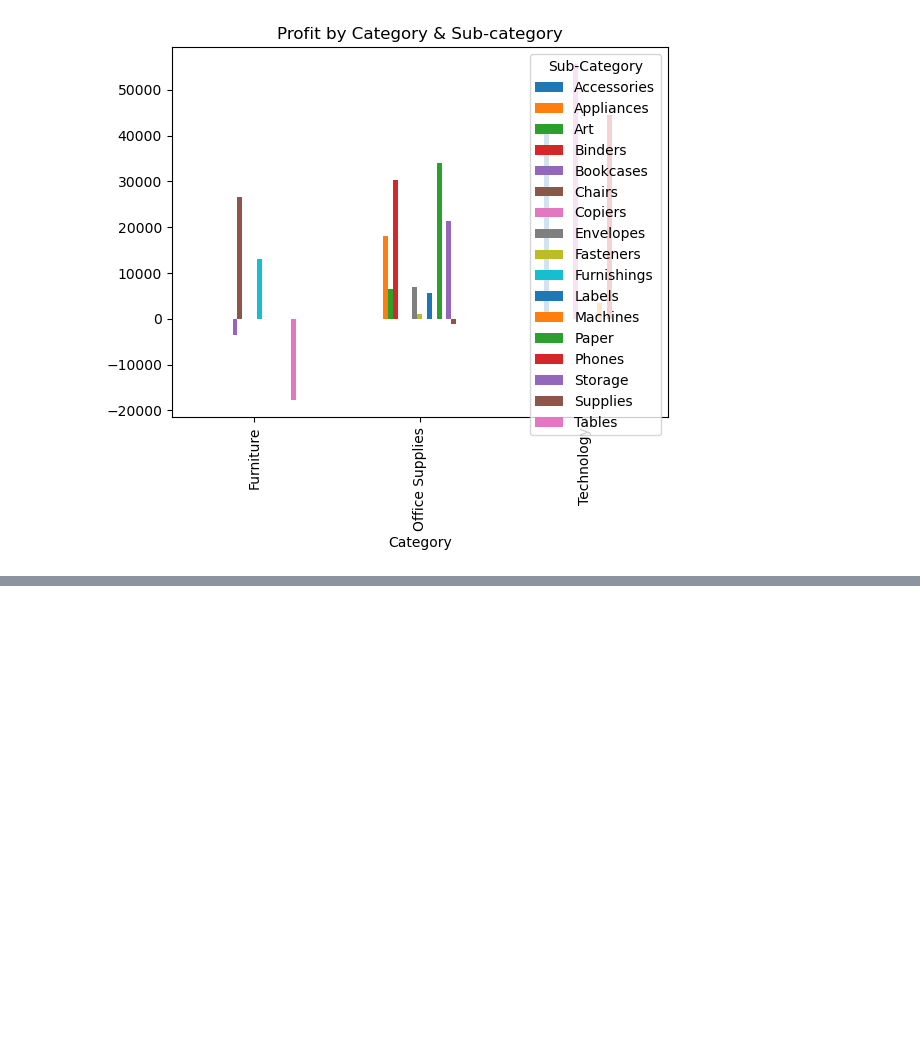
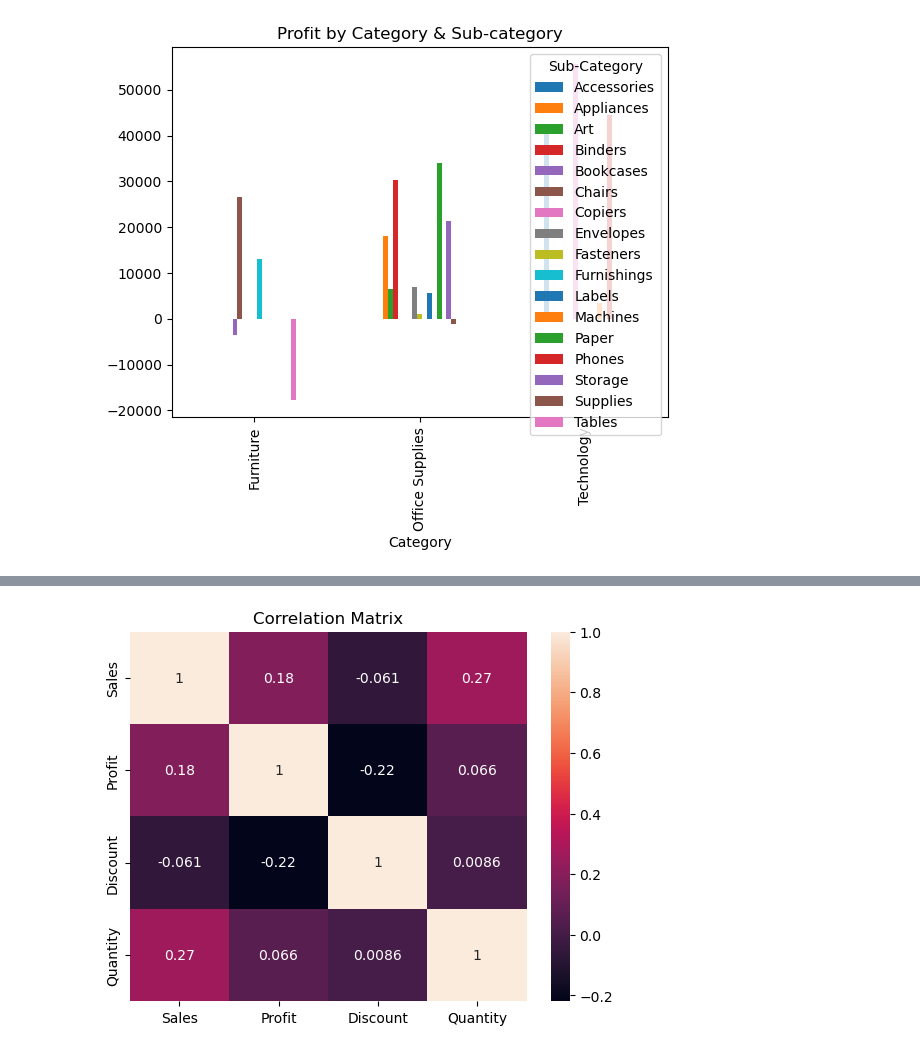
Before and after one commit to om1dev/Sales_Optimization, a Jupyter notebook: notebooks/data_insights.ipynb, the cells around one changed output, grey strips where cells are left out. Saved outputs shown, nothing was run; the diff lists cells and outputs as text; code cells hidden in the pictures; blank space fills up the shorter version.

```diff
--- a/notebooks/data_insights.ipynb
+++ b/notebooks/data_insights.ipynb
@@ -263,0 +331,9 @@ plt.show()
+# %%
+# -------------------------------
+# 13. CORRELATION
+# -------------------------------
+sns.heatmap(df[['Sales','Profit','Discount','Quantity']].corr(), annot=True)
+plt.title("Correlation Matrix")
+plt.show()
+# %% [output]
+[figure, added]
```
Also changed, not shown: parts of 7 cells of this notebook, 2 other files.
